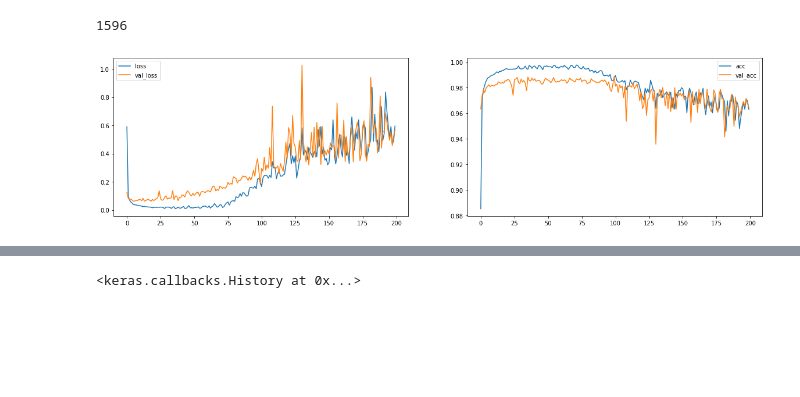
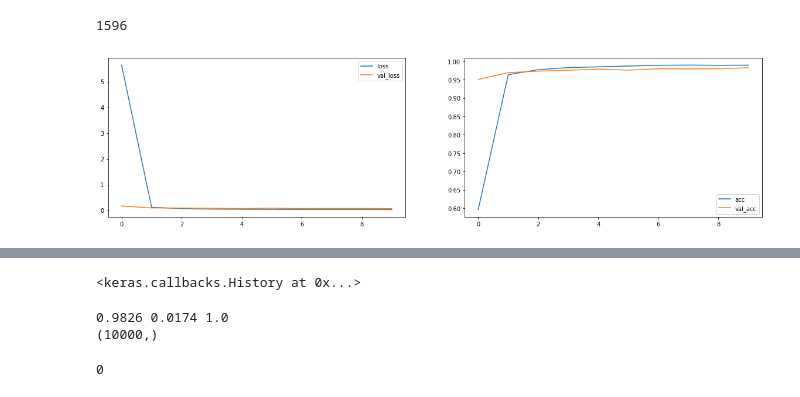
Before and after one commit to gebasilio/MNIST-MLP-CNN, a Jupyter notebook: MNIST-CNN.ipynb, the cells around one changed output, grey strips where cells are left out. Drawn from its saved outputs; the diff is of its cells as text; code cells hidden in the pictures; blank space fills up the shorter version.

Commit message:
show error numbers

```diff
--- a/MNIST-CNN.ipynb
+++ b/MNIST-CNN.ipynb
@@ -126,12 +126,12 @@ model.compile(loss = 'categorical_crossentropy', optimizer=adam, metrics=['accur
 # %%
 plot_losses = PlotLosses(plot_interval=1, evaluate_interval=None, x_val=x_val, y_val_categorical=y_val_categorical)
 
 model.fit(x_train,
           y_train_categorical,
-          epochs=200, batch_size=100,
+          epochs=10, batch_size=100,
           #verbose=1,
           validation_data=(x_val, y_val_categorical),
           callbacks=[plot_losses],
          )
 # %% [output]
-[figure, old version]
+[figure, new version]
@@ -139 +139,17 @@ model.fit(x_train,
 <keras.callbacks.History at 0x...>
+# %%
+def get_errors(model, x_test, y_test):
+    predicted = model.predict(x_test)
+    predicted_numbers = predicted.argmax(axis=1)
+    accuracy = (predicted_numbers==y_test).sum()/predicted_numbers.shape[0]
+    error_indexes = np.where((predicted_numbers==y_test)==False)[0]
+    error = error_indexes.shape[0]/predicted_numbers.shape[0]
+    return accuracy, error, error_indexes, predicted_numbers
+accuracy, error, error_indexes, predicted_numbers = get_errors(model, x_test, y_test)
+print(accuracy, error, accuracy + error)
+print(predicted_numbers.shape)
+(y_test[error_indexes[:20]]==predicted_numbers[error_indexes[:20]]).sum()
+# %% [output]
+0.9826 0.0174 1.0
+(10000,)
+0
```
Also changed, not shown: parts of 2 cells of this notebook.
